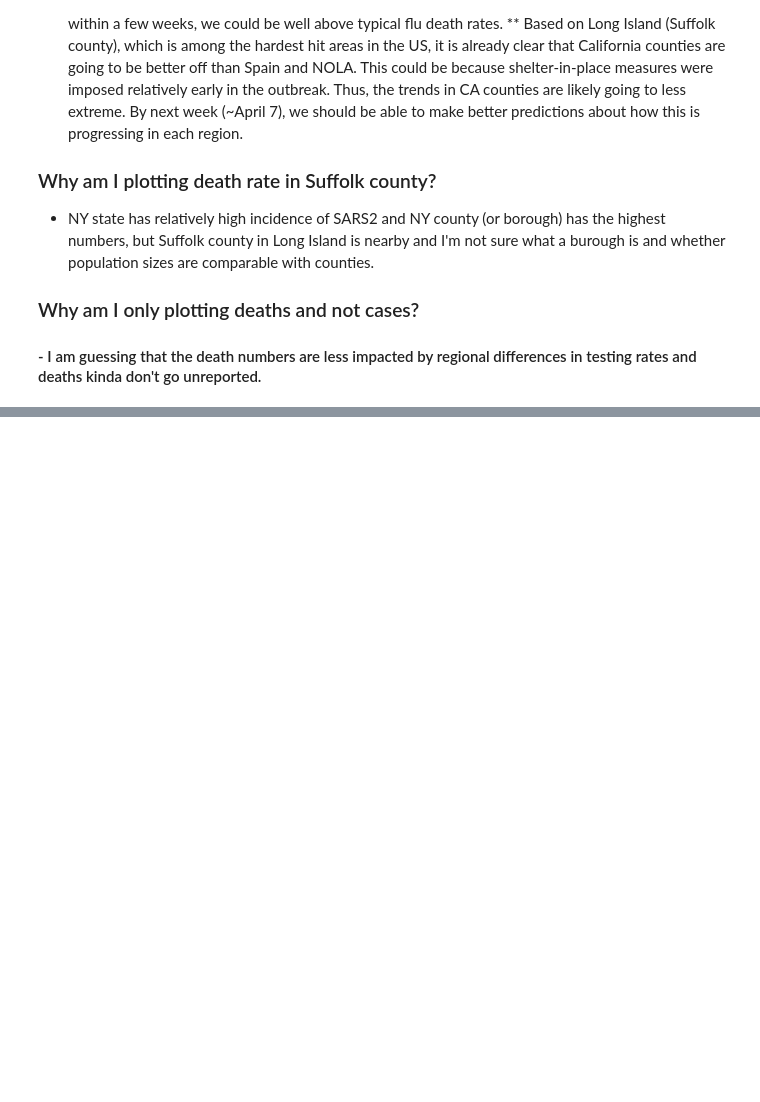
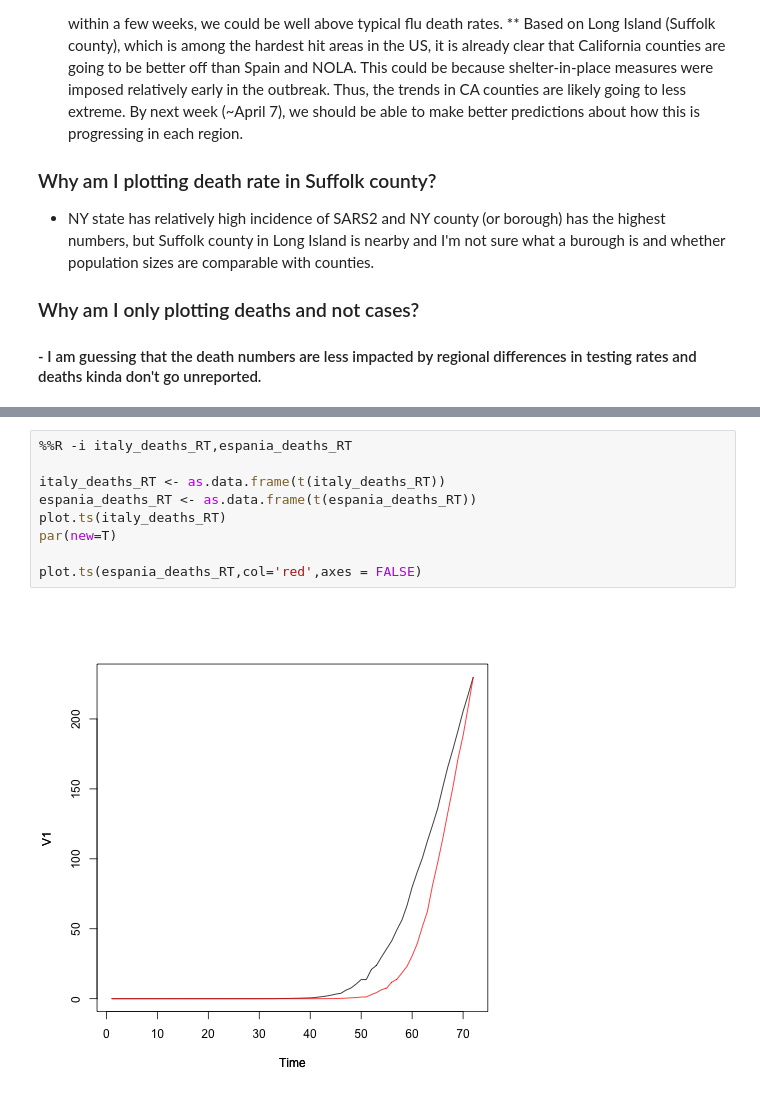
Before and after one commit to bjmain/SARS-CoV-2, a Jupyter notebook: sars2_plotter.ipynb, the cells around one changed output, grey strips where cells are left out. Saved outputs shown, nothing was run; the diff lists cells and outputs as text; blank space fills up the shorter version.

```diff
--- a/sars2_plotter.ipynb
+++ b/sars2_plotter.ipynb
@@ -164,0 +182,11 @@ P.show()
+# %%
+%%R -i italy_deaths_RT,espania_deaths_RT
+
+italy_deaths_RT <- as.data.frame(t(italy_deaths_RT))
+espania_deaths_RT <- as.data.frame(t(espania_deaths_RT))
+plot.ts(italy_deaths_RT)
+par(new=T)
+
+plot.ts(espania_deaths_RT,col='red',axes = FALSE)
+# %% [output]
+[figure, added]
```
Also changed, not shown: parts of 2 cells of this notebook.
